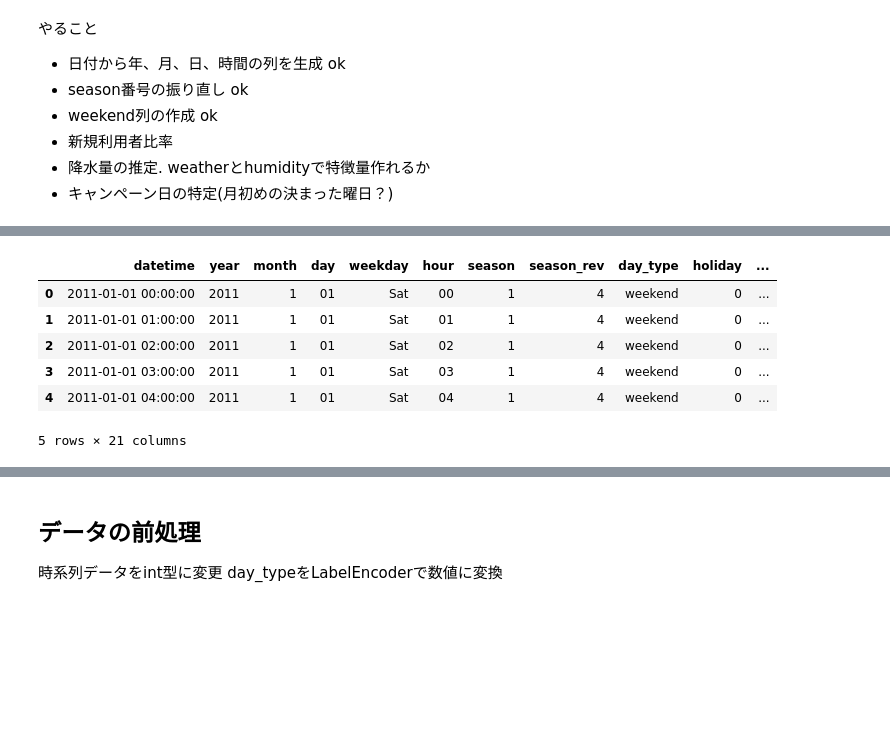
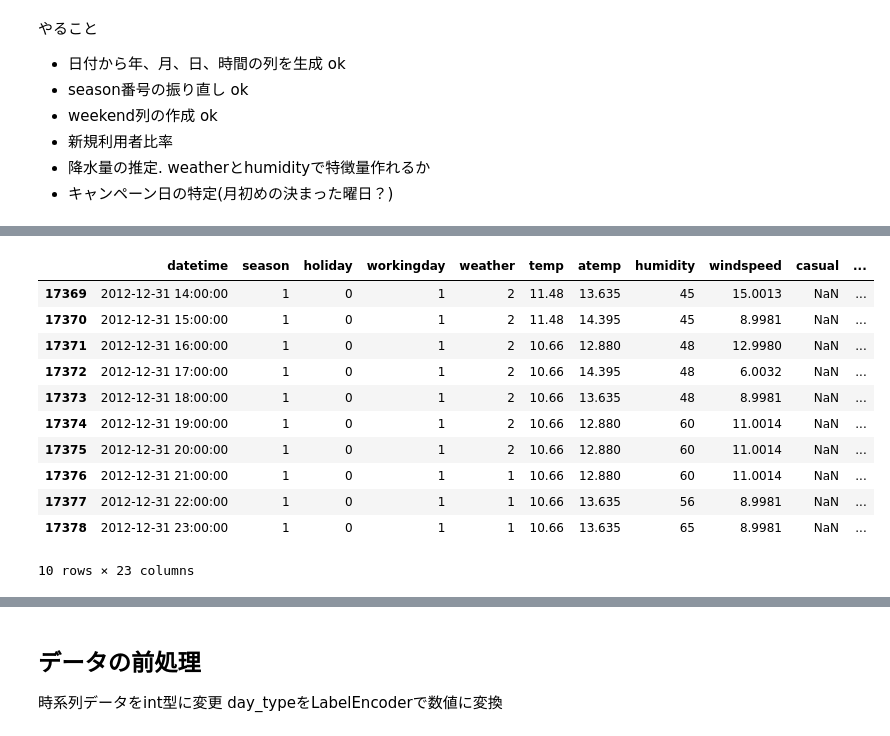
Before and after one commit to Taichi-Ibi/KaggleBikeSharingDemand, a Jupyter notebook: BikeSharing.ipynb, the cells around one changed output, grey strips where cells are left out. Saved outputs shown, nothing was run; the diff lists cells and outputs as text; code cells hidden in the pictures; blank space fills up the shorter version.

```diff
--- a/BikeSharing.ipynb
+++ b/BikeSharing.ipynb
@@ -11,5 +12,6 @@ import seaborn as sns; sns.set() # グラフ描画用
 train = pd.read_csv('input/train.csv')
 test = pd.read_csv('input/test.csv')
 df = pd.concat([train, test])
-submission = pd.read_csv('input/sampleSubmission.csv')
-# df.to_csv('output/df.csv',index=False)
+df = df.reset_index(drop=True)
+# print(len(df))
+# test.shape
@@ -136,17 +173,10 @@ df.head()
 # %%
 df['casual_ratio'] = df['casual']/df['count']*100
 # %%
-df = df[['datetime', 'year', 'month', 'day', 'weekday', 'hour', 'season', 'season_rev',
-         'day_type', 'holiday', 'workingday', 'weekend',
-         'weather', 'temp','atemp', 'humidity', 'windspeed',
-         'casual', 'registered', 'count', 'casual_ratio'
-       ]]
-df.head()
+# df = df[['datetime', 'year', 'month', 'day', 'weekday', 'hour', 'season', 'season_rev',
+#          'day_type', 'holiday', 'workingday', 'weekend',
+#          'weather', 'temp','atemp', 'humidity', 'windspeed',
+#          'casual', 'registered', 'count', 'casual_ratio',
+#          'casual_mov_Ave', 'registered_mov_Ave'
+#        ]]
+# df.head()
-# %% [output]
-|  | datetime | year | month | day | weekday | hour | season | season_rev | day_type | holiday | ... |
-| 0 | 2011-01-01 00:00:00 | 2011 | 1 | 01 | Sat | 00 | 1 | 4 | weekend | 0 | ... |
-| 1 | 2011-01-01 01:00:00 | 2011 | 1 | 01 | Sat | 01 | 1 | 4 | weekend | 0 | ... |
-| 2 | 2011-01-01 02:00:00 | 2011 | 1 | 01 | Sat | 02 | 1 | 4 | weekend | 0 | ... |
-| 3 | 2011-01-01 03:00:00 | 2011 | 1 | 01 | Sat | 03 | 1 | 4 | weekend | 0 | ... |
-| 4 | 2011-01-01 04:00:00 | 2011 | 1 | 01 | Sat | 04 | 1 | 4 | weekend | 0 | ... |
-5 rows × 21 columns
@@ -158,0 +183,15 @@ df.head()
+# %%
+df.tail(10)
+# %% [output]
+|  | datetime | season | holiday | workingday | weather | temp | atemp | humidity | windspeed | casual | ... |
+| 17369 | 2012-12-31 14:00:00 | 1 | 0 | 1 | 2 | 11.48 | 13.635 | 45 | 15.0013 | NaN | ... |
+| 17370 | 2012-12-31 15:00:00 | 1 | 0 | 1 | 2 | 11.48 | 14.395 | 45 | 8.9981 | NaN | ... |
+| 17371 | 2012-12-31 16:00:00 | 1 | 0 | 1 | 2 | 10.66 | 12.880 | 48 | 12.9980 | NaN | ... |
+| 17372 | 2012-12-31 17:00:00 | 1 | 0 | 1 | 2 | 10.66 | 14.395 | 48 | 6.0032 | NaN | ... |
+| 17373 | 2012-12-31 18:00:00 | 1 | 0 | 1 | 2 | 10.66 | 13.635 | 48 | 8.9981 | NaN | ... |
+| 17374 | 2012-12-31 19:00:00 | 1 | 0 | 1 | 2 | 10.66 | 12.880 | 60 | 11.0014 | NaN | ... |
+| 17375 | 2012-12-31 20:00:00 | 1 | 0 | 1 | 2 | 10.66 | 12.880 | 60 | 11.0014 | NaN | ... |
+| 17376 | 2012-12-31 21:00:00 | 1 | 0 | 1 | 1 | 10.66 | 12.880 | 60 | 11.0014 | NaN | ... |
+| 17377 | 2012-12-31 22:00:00 | 1 | 0 | 1 | 1 | 10.66 | 13.635 | 56 | 8.9981 | NaN | ... |
+| 17378 | 2012-12-31 23:00:00 | 1 | 0 | 1 | 1 | 10.66 | 13.635 | 65 | 8.9981 | NaN | ... |
+10 rows × 23 columns
```
Also changed, not shown: parts of 20 cells of this notebook, 2 other files.
